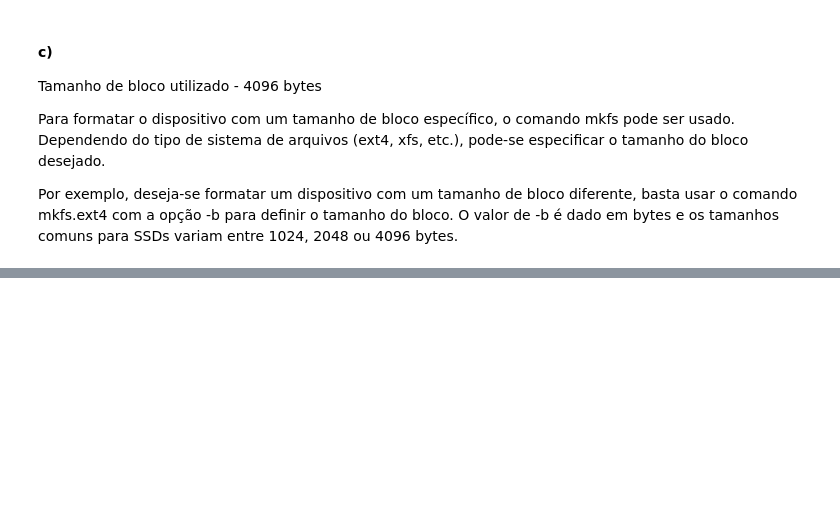
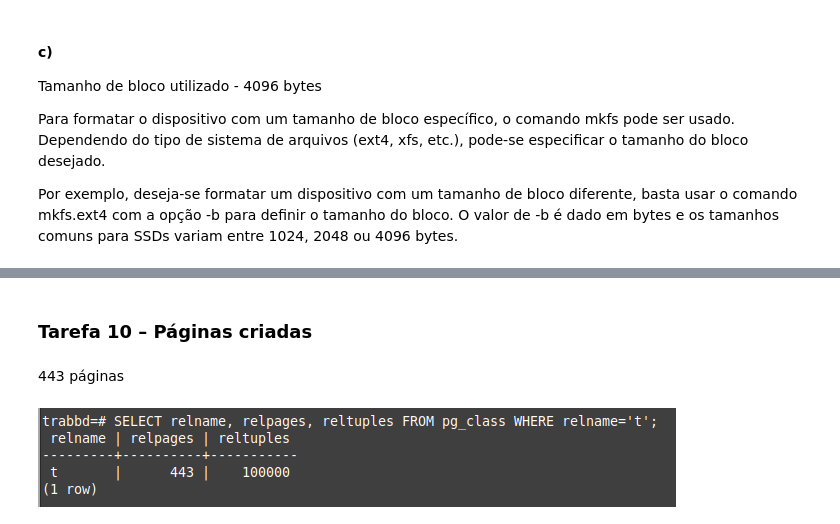
Before and after one commit to capi2/Trab3-BD2024.2, a Jupyter notebook: TP3-BD1-2024-2.ipynb, the cells around one changed output, grey strips where cells are left out. Drawn from its saved outputs; the diff is of its cells as text; code cells hidden in the pictures; blank space fills up the shorter version.

```diff
--- a/TP3-BD1-2024-2.ipynb
+++ b/TP3-BD1-2024-2.ipynb
@@ -144,0 +153,8 @@ Por exemplo, deseja-se formatar um dispositivo com um tamanho de bloco diferente
+# %% [markdown]
+### Tarefa 10 – Páginas criadas
+# %% [markdown]
+443 páginas
+# %%
+Image(filename='imagens/paginas.png')
+# %% [output]
+[figure, added]
```
Also changed, not shown: parts of 22 cells of this notebook, 6 other files.
